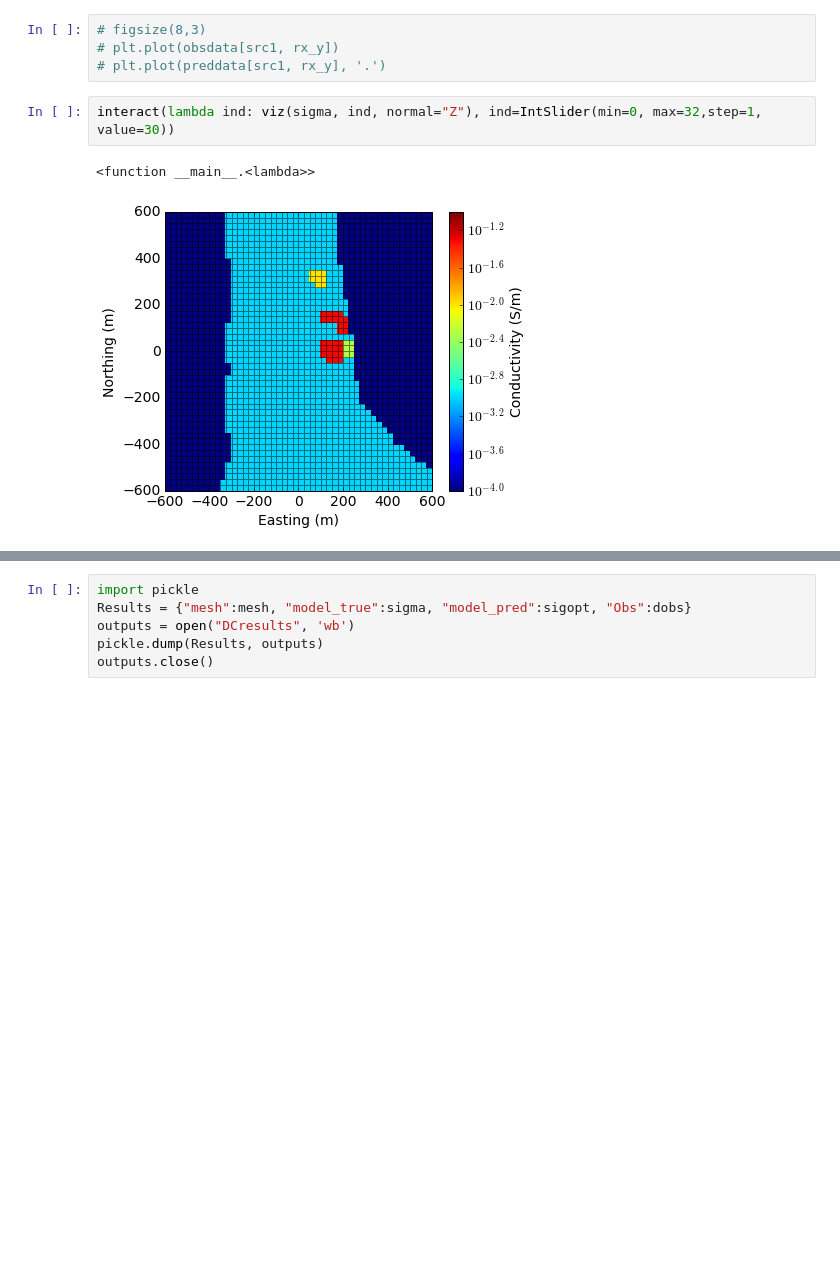
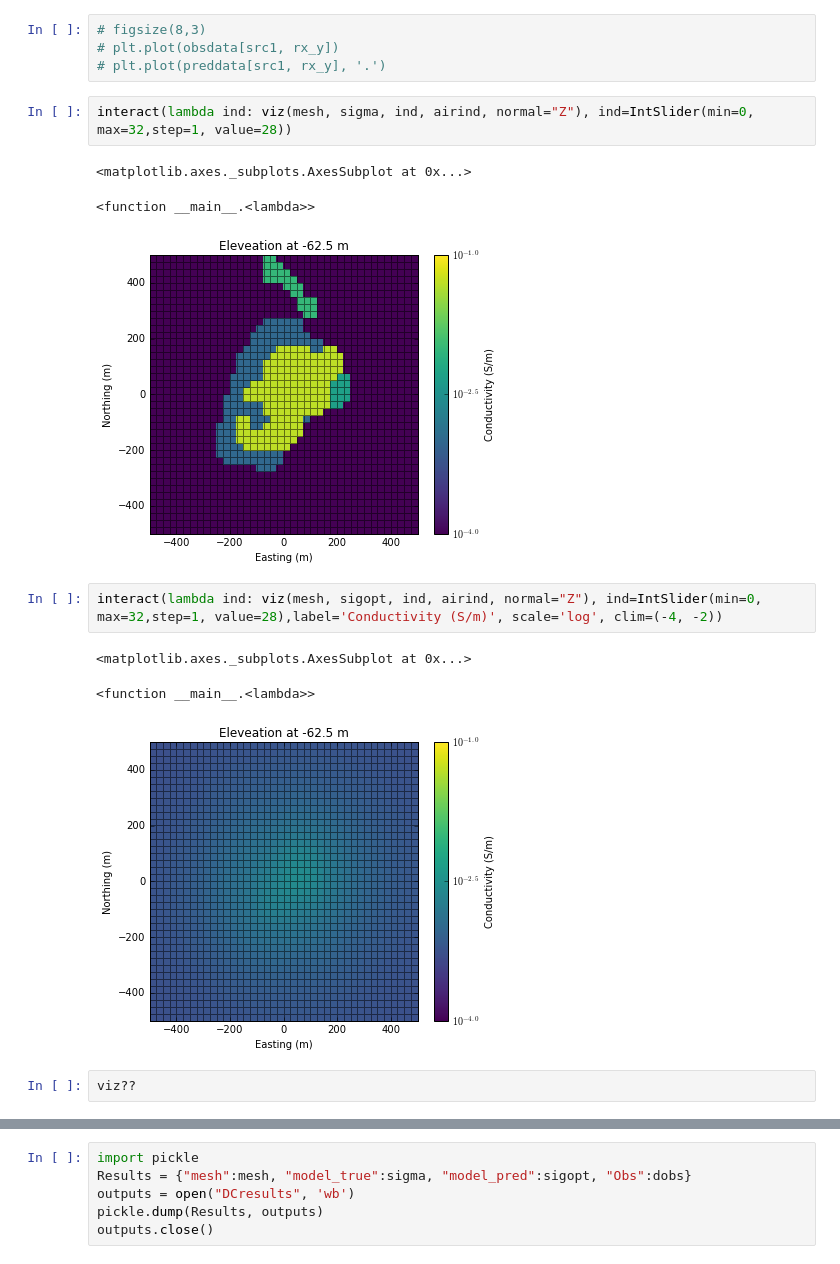
Before and after one commit to simpeg/presentations, a Jupyter notebook: SciPy2016/DC_IP_work/DC_ProblemSetup_sm.ipynb, the cells around one changed output, grey strips where cells are left out. Cells and saved outputs as stored; diff of their text form; blank space fills up the shorter version.

```diff
--- a/SciPy2016/DC_IP_work/DC_ProblemSetup_sm.ipynb
+++ b/SciPy2016/DC_IP_work/DC_ProblemSetup_sm.ipynb
@@ -321,7 +283,16 @@ from SimPEG import Survey
 # plt.plot(obsdata[src1, rx_y])
 # plt.plot(preddata[src1, rx_y], '.')
 # %%
-interact(lambda ind: viz(sigma, ind, normal="Z"), ind=IntSlider(min=0, max=32,step=1, value=30))
+interact(lambda ind: viz(mesh, sigma, ind, airind, normal="Z"), ind=IntSlider(min=0, max=32,step=1, value=28))
 # %% [output]
-<function __main__.<lambda>>
+<matplotlib.axes._subplots.AxesSubplot at 0x...>
+<function __main__.<lambda>>
-[figure, old version]
+[figure, new version]
+# %%
+interact(lambda ind: viz(mesh, sigopt, ind, airind, normal="Z"), ind=IntSlider(min=0, max=32,step=1, value=28),label='Conductivity (S/m)', scale='log', clim=(-4, -2))
+# %% [output]
+<matplotlib.axes._subplots.AxesSubplot at 0x...>
+<function __main__.<lambda>>
+[figure, added]
+# %%
+viz??
```
Also changed, not shown: parts of 14 cells of this notebook.
